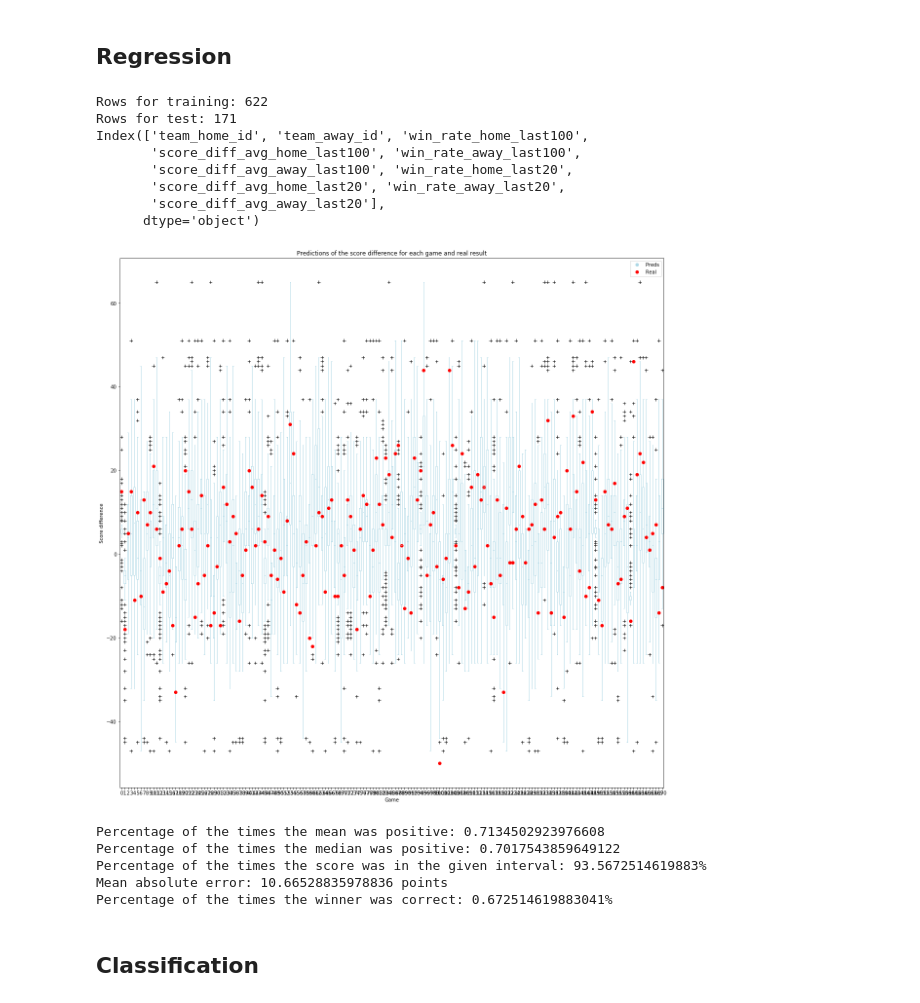
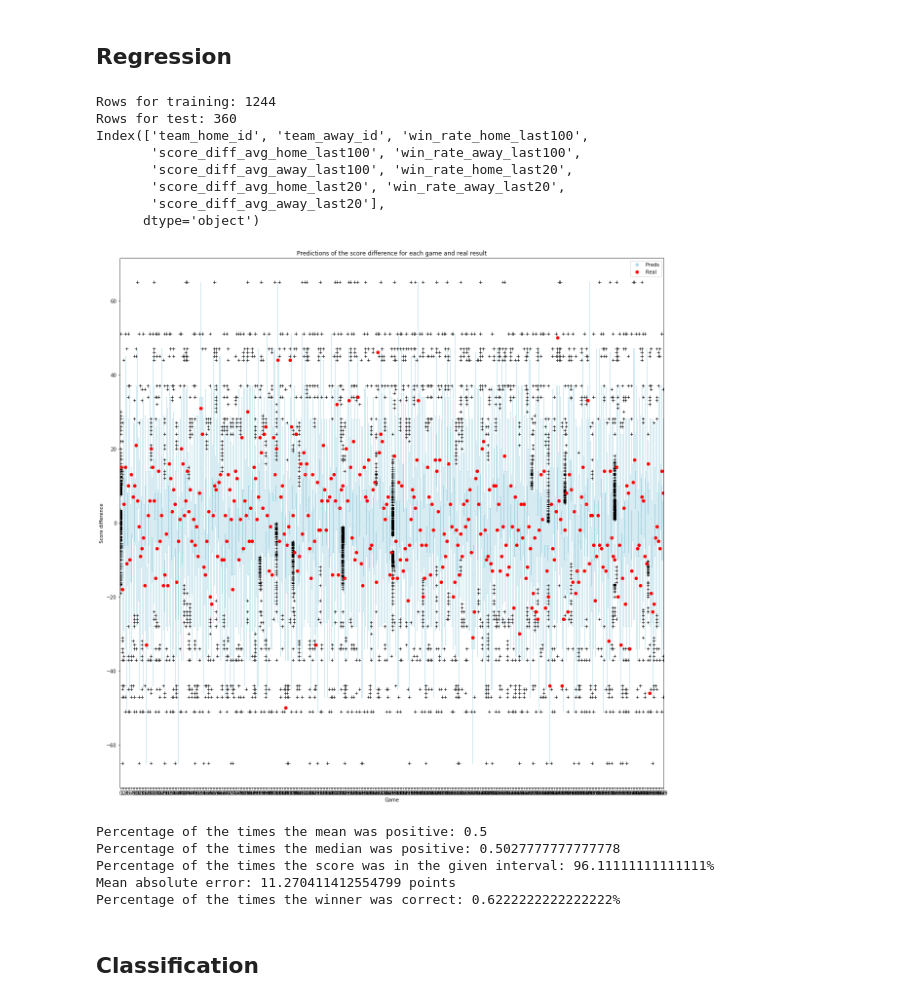
Before and after one commit to fsantoga/acb, a Jupyter notebook: ml/ML.ipynb, the cells around one changed output. Drawn from its saved outputs; the diff is of its cells as text; code cells hidden in the pictures.

```diff
--- a/ml/ML.ipynb
+++ b/ml/ML.ipynb
@@ -157,11 +157,11 @@ df_games.head()
 | 4 | 4 | 16 | 2018 | 12 | 76 | 87 | 2018-12-15 20:30:00 | Daniel Hierrezuelo | ... |
 # %%
-"""df_games_inverse = df_games.copy()
+df_games_inverse = df_games.copy()
 for c in df_games_inverse.columns:
     if "home" in c:
         df_games_inverse[c.replace("home", "away")] = df_games[c]
     if "away" in c:
         df_games_inverse[c.replace("away", "home")] = df_games[c]
 df_games_inverse["score_difference"] = -df_games["score_difference"]
-df_games_inverse.head()"""
+df_games_inverse.head()
 # %% [output]
@@ -169,8 +174,8 @@ df_games_inverse.head()"""
 # %% [markdown]
 ## Regression
 # %%
-#df_final = pd.concat([df_games, df_games_inverse], ignore_index = True)
-df_final = df_games.copy()
+df_final = pd.concat([df_games, df_games_inverse], ignore_index = True)
+#df_final = df_games.copy()
 df_final.drop(["score_home", "score_away", "journey", "kickoff_time", "referee_1"], axis=1, inplace=True)
 #df_final = df_final[["win_rate_home", "score_diff_avg_home", "win_rate_away", "score_diff_avg_away", "season", "score_difference"]]
 
@@ -189,7 +194,7 @@ y_test = test['score_difference'].values
 
 # Train algorithm
 print(X_train.columns)
-model = RandomForestRegressor(n_estimators=1000, random_state=20, max_depth=None, n_jobs=-1)
+model = RandomForestRegressor(n_estimators=10000, random_state=0, max_depth=20, n_jobs=-1)
 model.fit(X_train, y_train)
 
 #print(model.feature_importances_)
@@ -221,41 +226,41 @@ df_preds_estimators["Lower"] = df_preds_estimators.apply(
     lambda x: np.percentile(x, 25) - 1.5 * (np.percentile(x, 75) - np.percentile(x, 25)), axis=1)
 df_preds_estimators["Real"] = y_test
 
 mean_aux = df_preds_estimators.apply(lambda x: 1 if x.mean() >= 0 else 0, axis=1)
 print("Percentage of the times the mean was positive:", mean_aux.mean())
 median_aux=df_preds_estimators.apply(lambda x: 1 if np.percentile(x, 50)>=0 else 0, axis=1)
 print("Percentage of the times the median was positive:", median_aux.mean())
 
 df_preds_estimators["score_in_range?"] = (df_preds_estimators["Real"] >= df_preds_estimators["Lower"]) \
                                          & (df_preds_estimators["Real"] <= df_preds_estimators["Upper"])
 print("Percentage of the times the score was in the given interval: {}%".format(
     100 * float(df_preds_estimators["score_in_range?"].sum()) / len(df_preds_estimators)))
 
 
 # Predicting score directly
 y_pred = model.predict(X_test)
 
 d = {'Real': y_test, 'Pred': y_pred}
 df_res = pd.DataFrame(data=d)
 df_res["winner_correct?"] = np.sign(df_res["Real"]) == np.sign(df_res["Pred"])
 print("Mean absolute error: {} points".format(metrics.mean_absolute_error(y_test, y_pred)))
 print("Percentage of the times the winner was correct: {}%".format(
     float(df_res["winner_correct?"].sum()) / len(df_res)))
 # %% [output]
-Rows for training: 622
-Rows for test: 171
+Rows for training: 1244
+Rows for test: 360
 Index(['team_home_id', 'team_away_id', 'win_rate_home_last100',
        'score_diff_avg_home_last100', 'win_rate_away_last100',
        'score_diff_avg_away_last100', 'win_rate_home_last20',
        'score_diff_avg_home_last20', 'win_rate_away_last20',
        'score_diff_avg_away_last20'],
       dtype='object')
-[figure, old version]
+[figure, new version]
-Percentage of the times the mean was positive: 0.7134502923976608
-Percentage of the times the median was positive: 0.7017543859649122
-Percentage of the times the score was in the given interval: 93.5672514619883%
-Mean absolute error: 10.66528835978836 points
-Percentage of the times the winner was correct: 0.672514619883041%
+Percentage of the times the mean was positive: 0.5
+Percentage of the times the median was positive: 0.5027777777777778
+Percentage of the times the score was in the given interval: 96.11111111111111%
+Mean absolute error: 11.270411412554799 points
+Percentage of the times the winner was correct: 0.6222222222222222%
 # %% [markdown]
 ## Classification
 # %%
```
Also changed, not shown: parts of 39 cells of this notebook, 3 other files.
